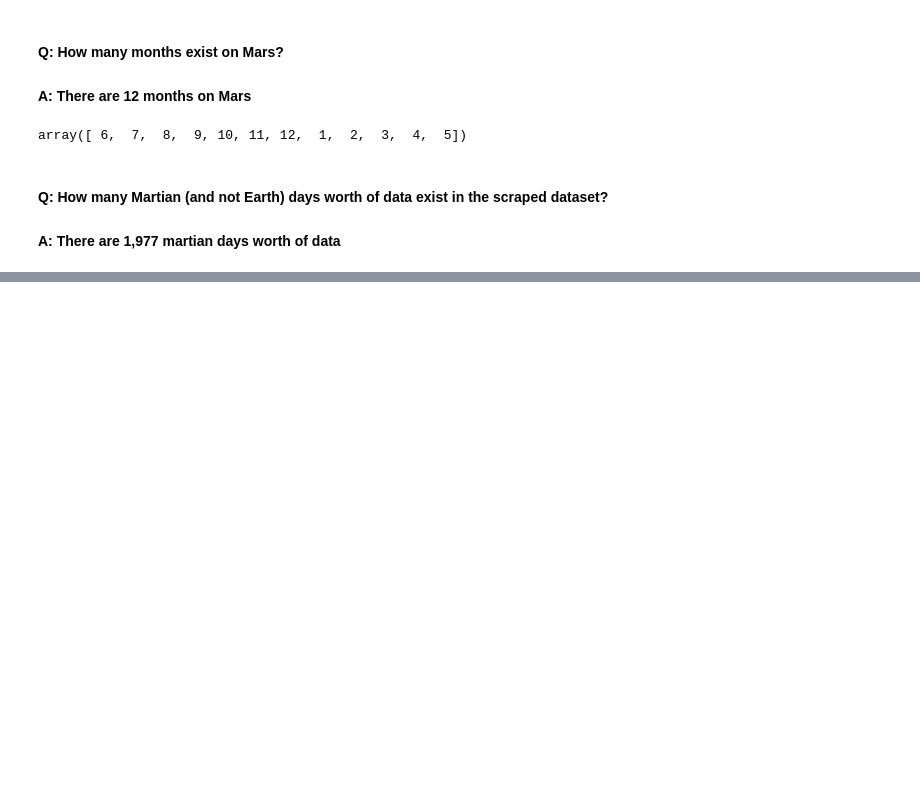
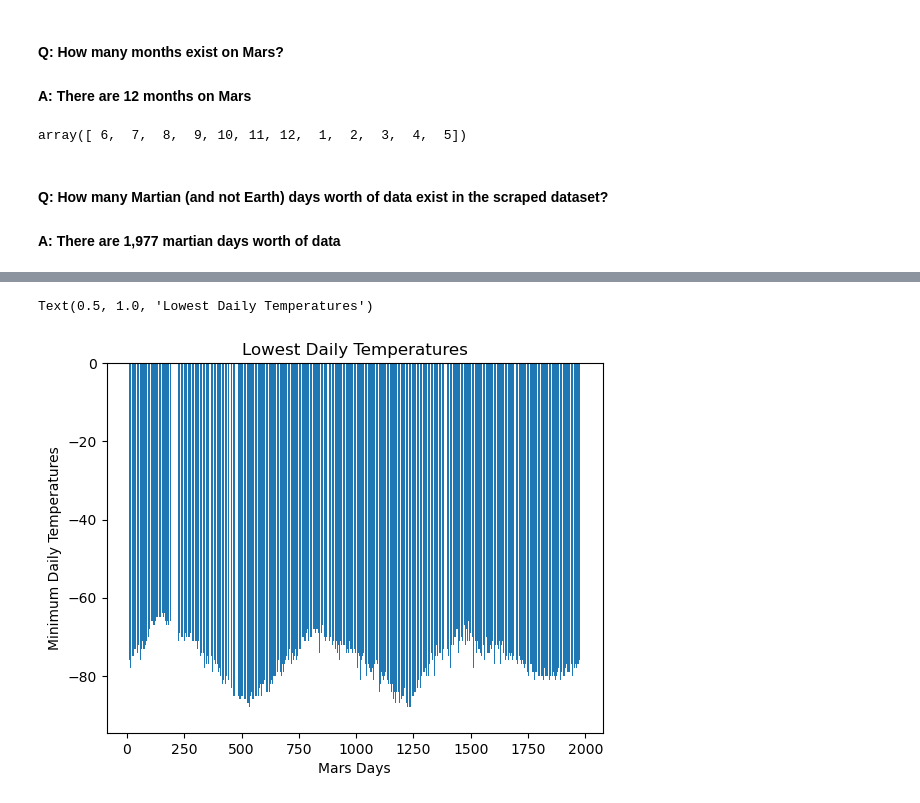
Before and after one commit to nabernal/mission-to-mars, a Jupyter notebook: Challenge/mars_data_challenge_part_2.ipynb, the cells around one changed output, grey strips where cells are left out. Drawn from its saved outputs; the diff is of its cells as text; code cells hidden in the pictures; blank space fills up the shorter version.

```diff
--- a/Challenge/mars_data_challenge_part_2.ipynb
+++ b/Challenge/mars_data_challenge_part_2.ipynb
@@ -98,3 +127,16 @@ mars_temps_df.tail()
+# %%
+# Visually estimate the result by plotting the daily minimum temperature.
+plt.bar(mars_temps_df['sol'], mars_temps_df['min_temp'])
+
+# Create X & Y Labels
+plt.xlabel('Mars Days')
+plt.ylabel('Minimum Daily Temperatures')
+
+# Create Chart title
+plt.title('Lowest Daily Temperatures')
+# %% [output]
+Text(0.5, 1.0, 'Lowest Daily Temperatures')
+[figure, added]
 # %%
 # Export the DataFrame to a CSV file.
 mars_temps_df.to_csv('mars_temp_info.csv', index=False)
```
Also changed, not shown: parts of 7 cells of this notebook, 2 other files.
